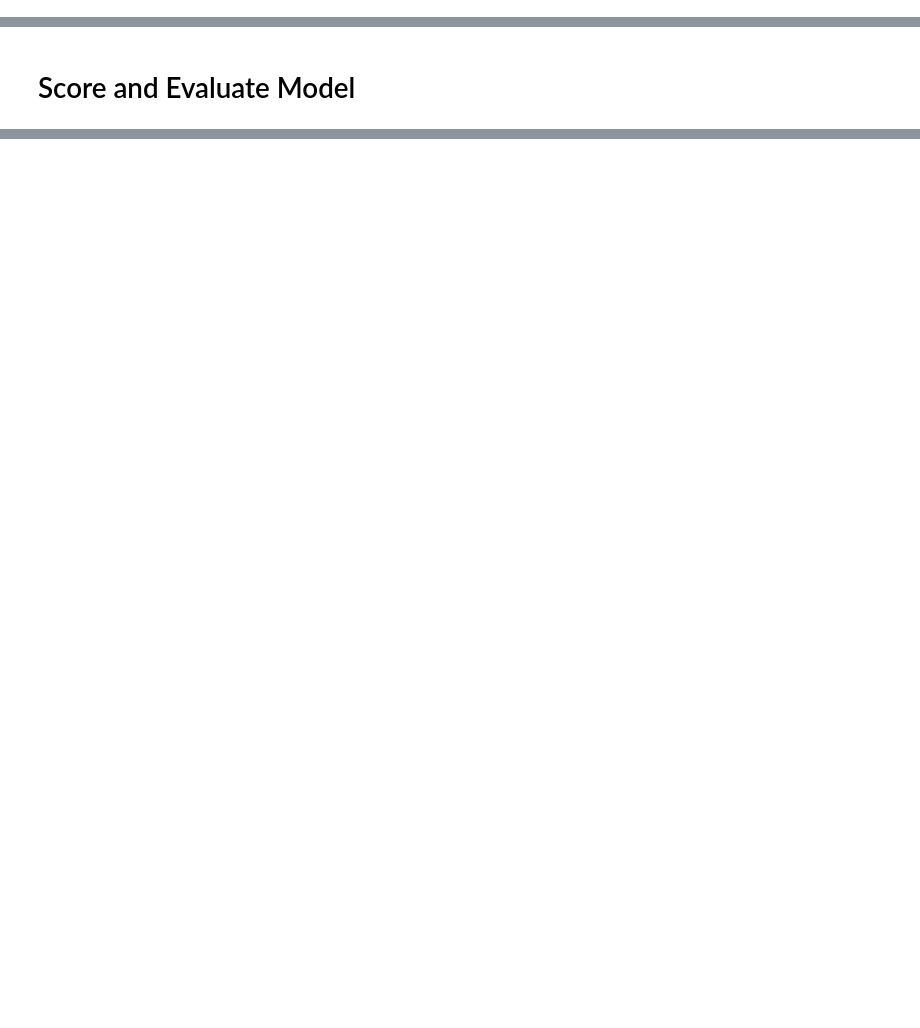
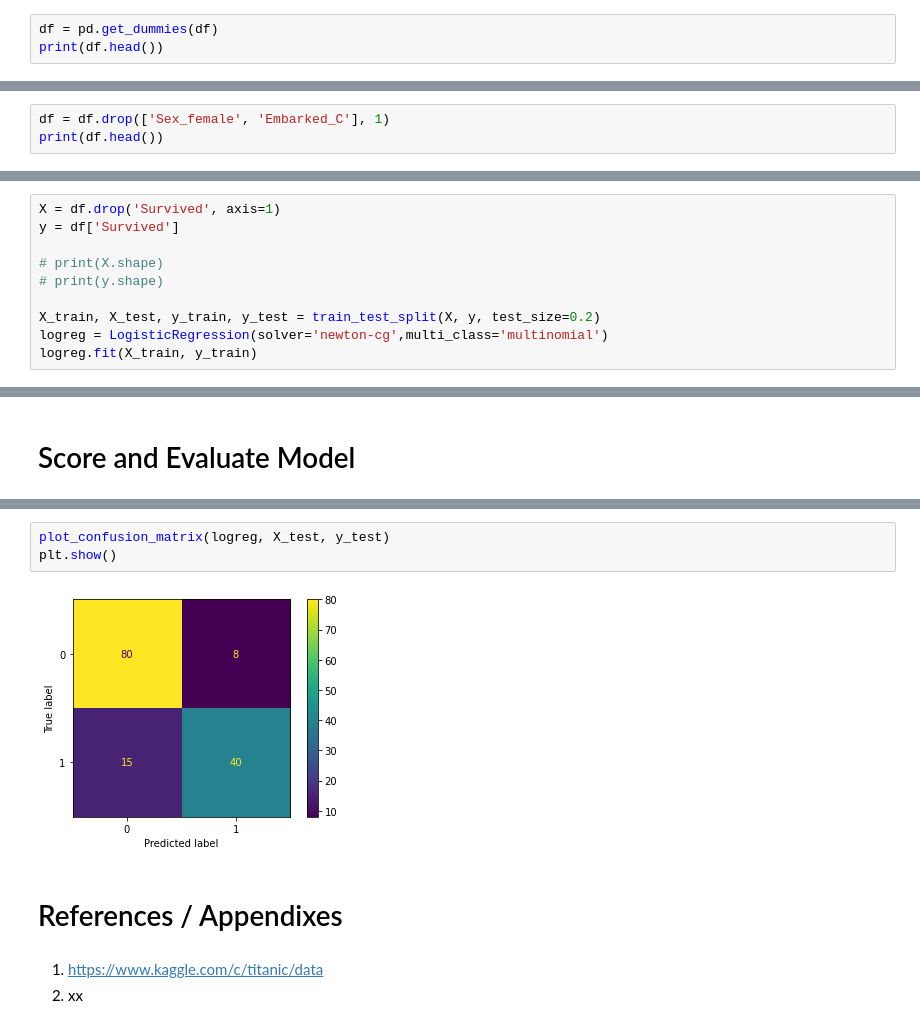
Before and after one commit to kelv-yap/sp_dsai_machine_learning, a Jupyter notebook: classification/classification.ipynb, the cells around one changed output, grey strips where cells are left out. Saved outputs shown, nothing was run; the diff lists cells and outputs as text; blank space fills up the shorter version.

```diff
--- a/classification/classification.ipynb
+++ b/classification/classification.ipynb
@@ -38,0 +100,3 @@ from matplotlib import pyplot as plt
+# %%
+df = pd.get_dummies(df)
+print(df.head())
@@ -38,0 +117,3 @@ from matplotlib import pyplot as plt
+# %%
+df = df.drop(['Sex_female', 'Embarked_C'], 1)
+print(df.head())
@@ -39,2 +134,12 @@ from matplotlib import pyplot as plt
 # %% [markdown]
 # Train Model
+# %%
+X = df.drop('Survived', axis=1)
+y = df['Survived']
+
+# print(X.shape)
+# print(y.shape)
+
+X_train, X_test, y_train, y_test = train_test_split(X, y, test_size=0.2)
+logreg = LogisticRegression(solver='newton-cg',multi_class='multinomial')
+logreg.fit(X_train, y_train)
@@ -42,0 +157,10 @@ from matplotlib import pyplot as plt
+# %%
+plot_confusion_matrix(logreg, X_test, y_test)
+plt.show()
+# %% [output]
+[figure, added]
+# %% [markdown]
+# References / Appendixes
+# %% [markdown]
+1. https://www.kaggle.com/c/titanic/data
+2. xx
```
Also changed, not shown: parts of 14 cells of this notebook, 1 other file.
